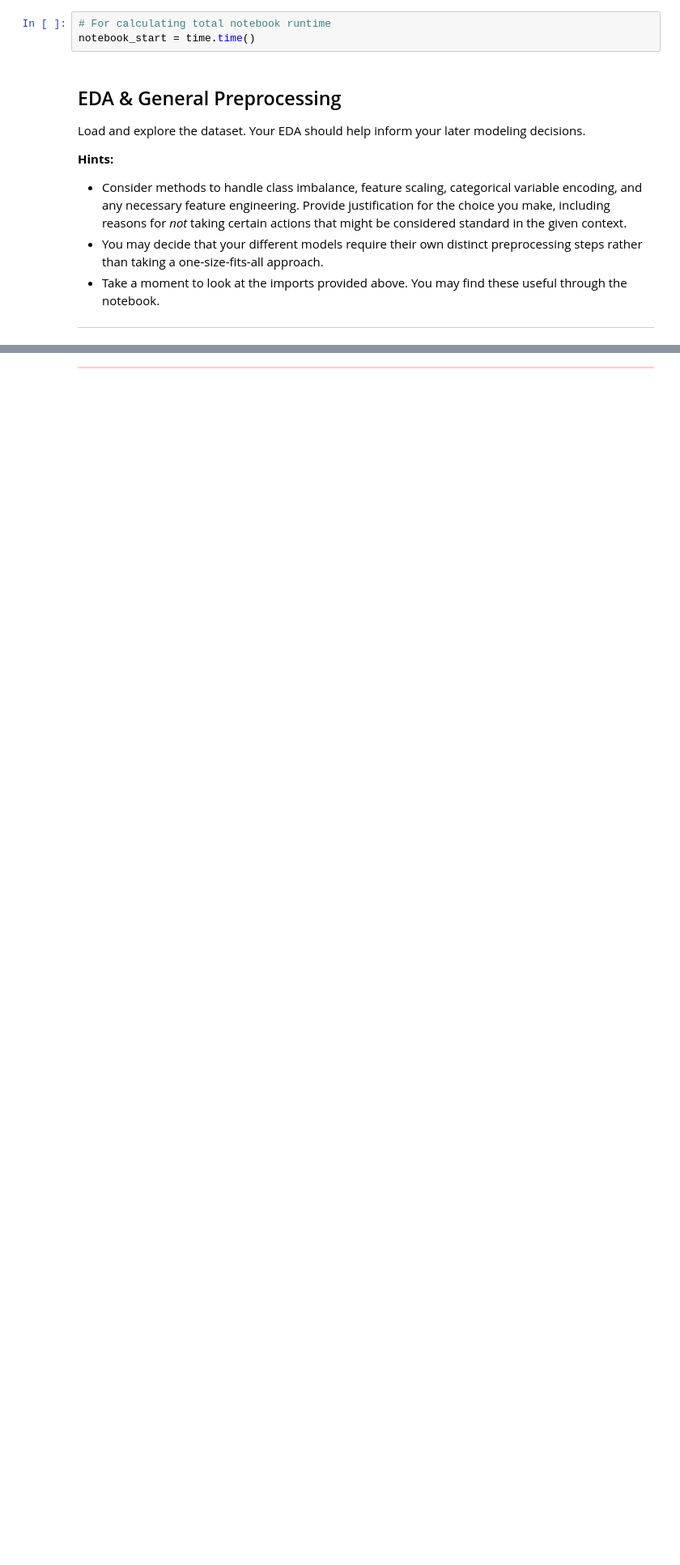
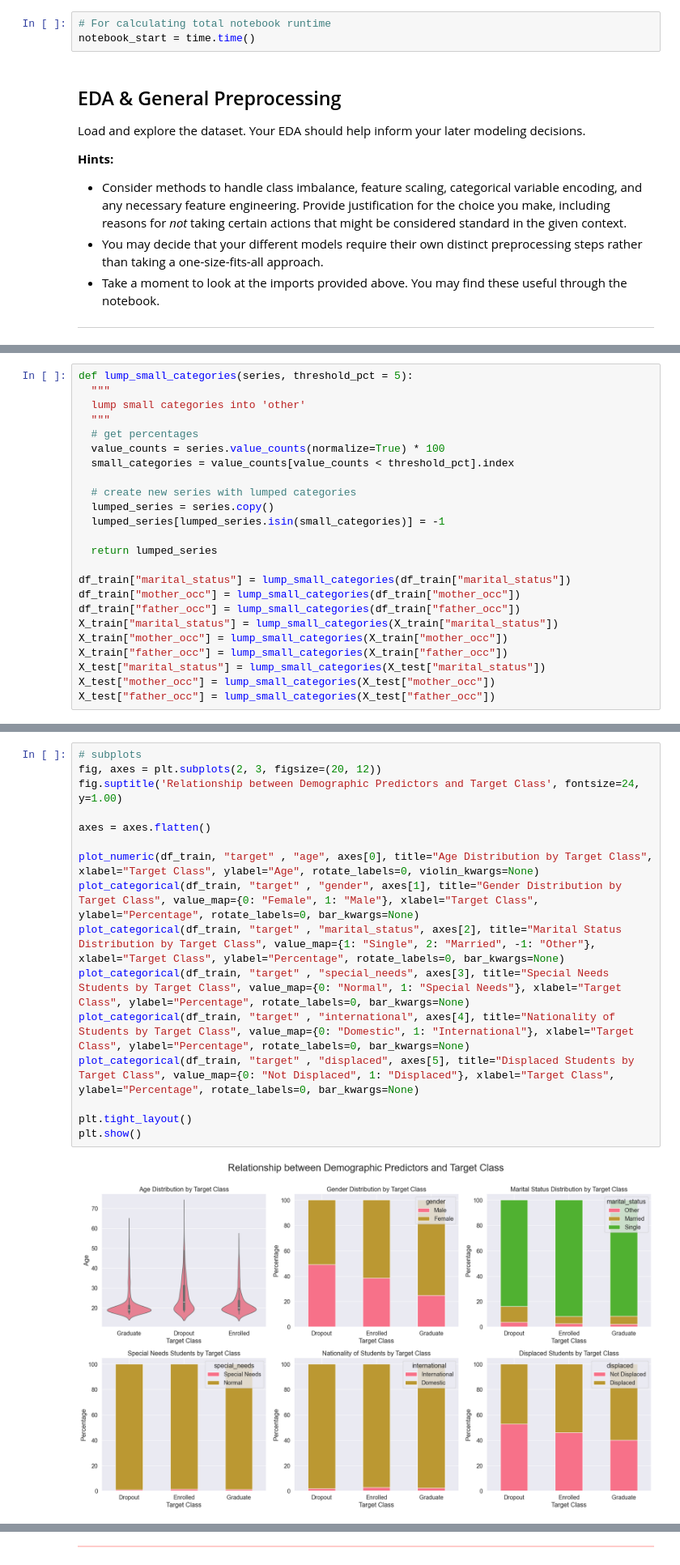
Before and after one commit to julienberman/CS-109a, a Jupyter notebook: psets/cs1090a_hw5/cs1090a_hw5.ipynb, the cells around one changed output, grey strips where cells are left out. Shown at 81% size. Drawn from its saved outputs; the diff is of its cells as text; blank space fills up the shorter version.

```diff
--- a/psets/cs1090a_hw5/cs1090a_hw5.ipynb
+++ b/psets/cs1090a_hw5/cs1090a_hw5.ipynb
@@ -161,0 +315,24 @@ Load and explore the dataset. Your EDA should help inform your later modeling de
+# %%
+def lump_small_categories(series, threshold_pct = 5):
+  """
+  lump small categories into 'other'
+  """
+  # get percentages
+  value_counts = series.value_counts(normalize=True) * 100
+  small_categories = value_counts[value_counts < threshold_pct].index
+
+  # create new series with lumped categories
+  lumped_series = series.copy()
+  lumped_series[lumped_series.isin(small_categories)] = -1
+
+  return lumped_series
+
+df_train["marital_status"] = lump_small_categories(df_train["marital_status"])
+df_train["mother_occ"] = lump_small_categories(df_train["mother_occ"])
+df_train["father_occ"] = lump_small_categories(df_train["father_occ"])
+X_train["marital_status"] = lump_small_categories(X_train["marital_status"])
+X_train["mother_occ"] = lump_small_categories(X_train["mother_occ"])
+X_train["father_occ"] = lump_small_categories(X_train["father_occ"])
+X_test["marital_status"] = lump_small_categories(X_test["marital_status"])
+X_test["mother_occ"] = lump_small_categories(X_test["mother_occ"])
+X_test["father_occ"] = lump_small_categories(X_test["father_occ"])
@@ -161,0 +431,18 @@ Load and explore the dataset. Your EDA should help inform your later modeling de
+# %%
+# subplots
+fig, axes = plt.subplots(2, 3, figsize=(20, 12))
+fig.suptitle('Relationship between Demographic Predictors and Target Class', fontsize=24, y=1.00)
+
+axes = axes.flatten()
+
+plot_numeric(df_train, "target" , "age", axes[0], title="Age Distribution by Target Class", xlabel="Target Class", ylabel="Age", rotate_labels=0, violin_kwargs=None)
+plot_categorical(df_train, "target" , "gender", axes[1], title="Gender Distribution by Target Class", value_map={0: "Female", 1: "Male"}, xlabel="Target Class", ylabel="Percentage", rotate_labels=0, bar_kwargs=None)
+plot_categorical(df_train, "target" , "marital_status", axes[2], title="Marital Status Distribution by Target Class", value_map={1: "Single", 2: "Married", -1: "Other"}, xlabel="Target Class", ylabel="Percentage", rotate_labels=0, bar_kwargs=None)
+plot_categorical(df_train, "target" , "special_needs", axes[3], title="Special Needs Students by Target Class", value_map={0: "Normal", 1: "Special Needs"}, xlabel="Target Class", ylabel="Percentage", rotate_labels=0, bar_kwargs=None)
+plot_categorical(df_train, "target" , "international", axes[4], title="Nationality of Students by Target Class", value_map={0: "Domestic", 1: "International"}, xlabel="Target Class", ylabel="Percentage", rotate_labels=0, bar_kwargs=None)
+plot_categorical(df_train, "target" , "displaced", axes[5], title="Displaced Students by Target Class", value_map={0: "Not Displaced", 1: "Displaced"}, xlabel="Target Class", ylabel="Percentage", rotate_labels=0, bar_kwargs=None)
+
+plt.tight_layout()
+plt.show()
+# %% [output]
+[figure, added]
```
Also changed, not shown: parts of 35 cells of this notebook, 6 other files.
